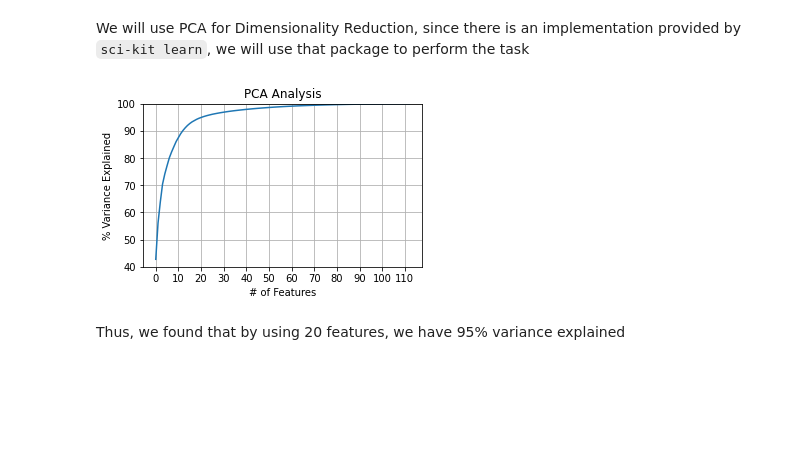
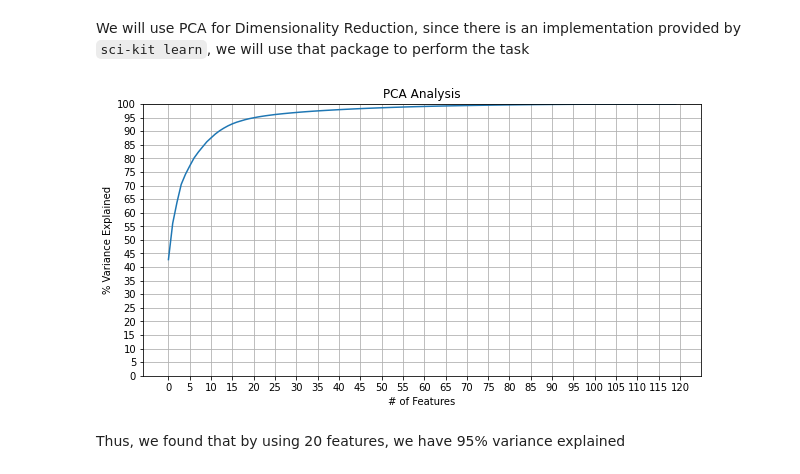
Before and after one commit to JumjieYang/COVID19-ML, a Jupyter notebook: visualize.ipynb, the cells around one changed output. Saved outputs shown, nothing was run; the diff lists cells and outputs as text; code cells hidden in the pictures; blank space fills up the shorter version.

```diff
--- a/visualize.ipynb
+++ b/visualize.ipynb
@@ -44,24 +45,24 @@ for region in regions:
 # %% [markdown]
 We will use PCA for Dimensionality Reduction, since there is an implementation provided by `sci-kit learn`, we will use that package to perform the task
 # %%
-pca = PCA(n_components=113)
+pca = PCA(n_components=120)
 pca.fit(data)
 variance = pca.explained_variance_ratio_
 var = np.cumsum(variance*100)
-plt.figure(figsize=(5,3))
+plt.figure(figsize=(10,5))
 plt.ylabel('% Variance Explained')
 plt.xlabel('# of Features')
 plt.title('PCA Analysis')
-plt.ylim(40,100)
-x = range(0,114,10)
-y = range(40,101,10)
+plt.ylim(0,100)
+x = range(0,121,5)
+y = range(0,101,5)
 plt.grid()
 plt.plot(var)
 plt.yticks(y)
 plt.xticks(x)
 plt.show()
 # %% [output]
-[figure, old version]
+[figure, new version]
 # %% [markdown]
 Thus, we found that by using 20 features, we have 95% variance explained
 # %%
```
Also changed, not shown: parts of 4 cells of this notebook, 3 other files.
